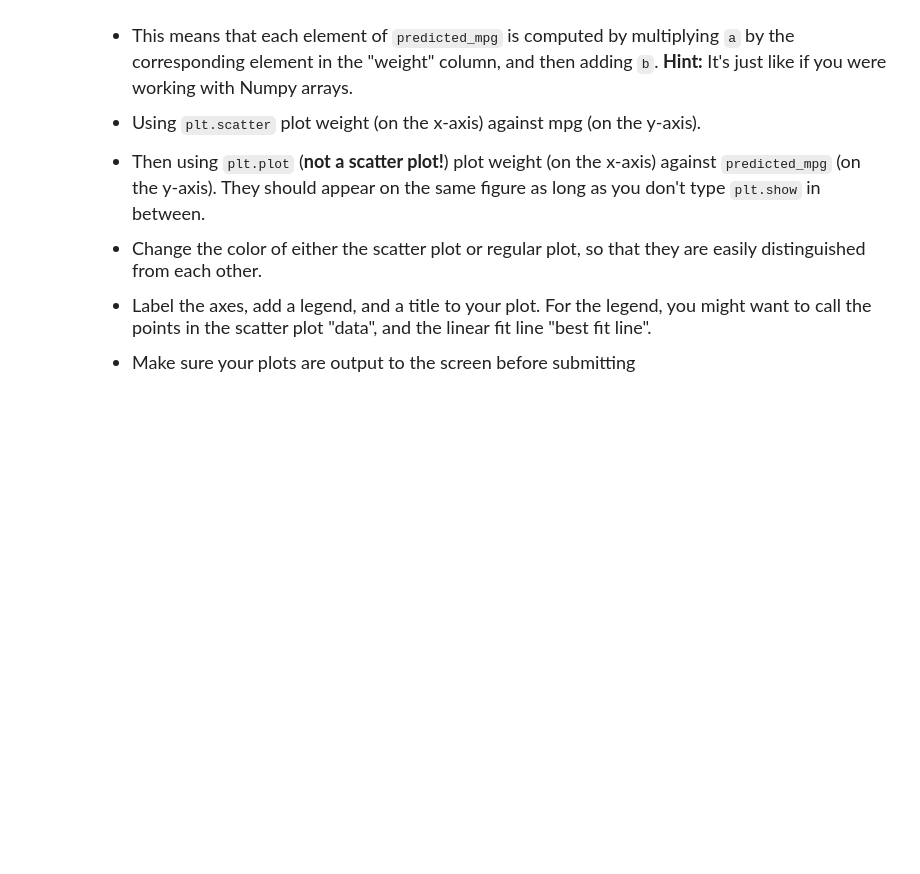
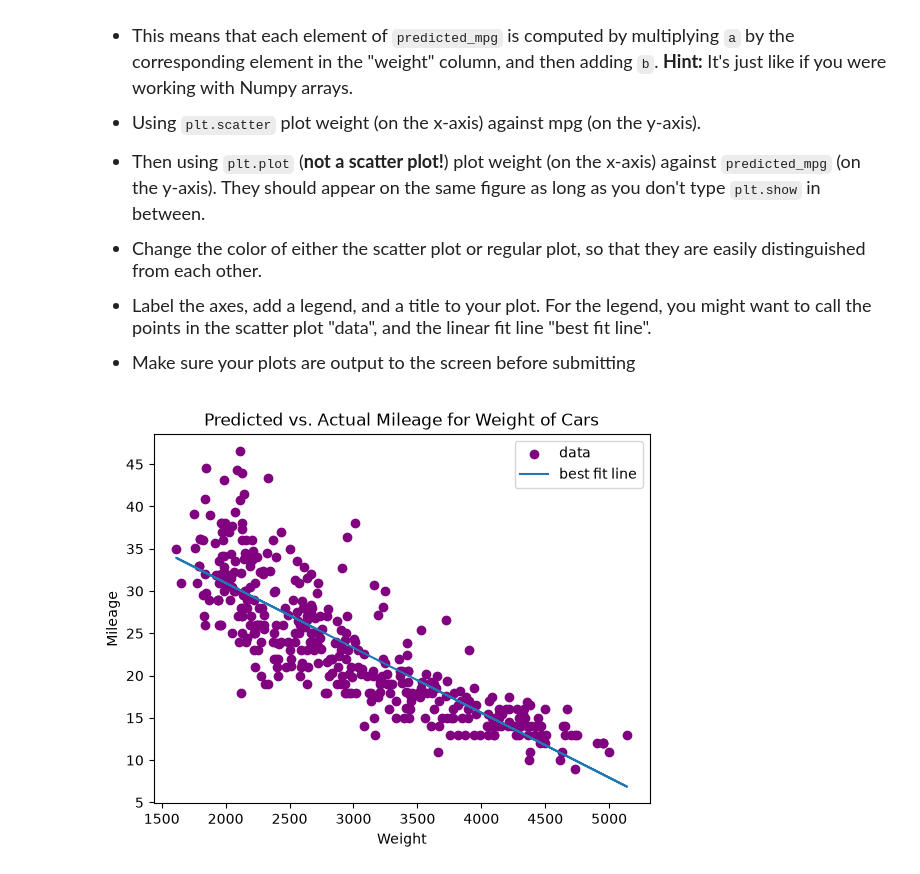
Before and after one commit to skjandh/datasci151fall2026, a Jupyter notebook: _assignments/assignment_8/Assignment8.ipynb, the cells around one changed output. Cells and saved outputs as stored; diff of their text form; code cells hidden in the pictures; blank space fills up the shorter version.

```diff
--- a/_assignments/assignment_8/Assignment8.ipynb
+++ b/_assignments/assignment_8/Assignment8.ipynb
@@ -184,3 +229,9 @@ This problem is continued in Question (5)
+# %%
+# your answer here
+df_car = pd.read_csv("data/features.csv")
+
+model = smf.ols(formula = "mpg ~ weight", data = df_car)
+coeffs = model.fit().params
 # %% [markdown]
 <font size = "5">
 
@@ -212,0 +262,16 @@ $$\hat{m}_i = a\cdot w_i + b$$
+# %%
+# your answer here
+b = coeffs["Intercept"]
+a = coeffs["weight"]
+
+predicted_mpg = pd.Series(a*df_car["weight"] + b)
+
+plt.scatter(x = df_car["weight"], y = df_car["mpg"], c = "purple", label = "data")
+plt.title("Predicted vs. Actual Mileage for Weight of Cars")
+plt.xlabel("Weight")
+plt.ylabel("Mileage")
+plt.plot(df_car["weight"], predicted_mpg, label = "best fit line")
+plt.legend()
+plt.show()
+# %% [output]
+[figure, added]
```
Also changed, not shown: parts of 9 cells of this notebook.
